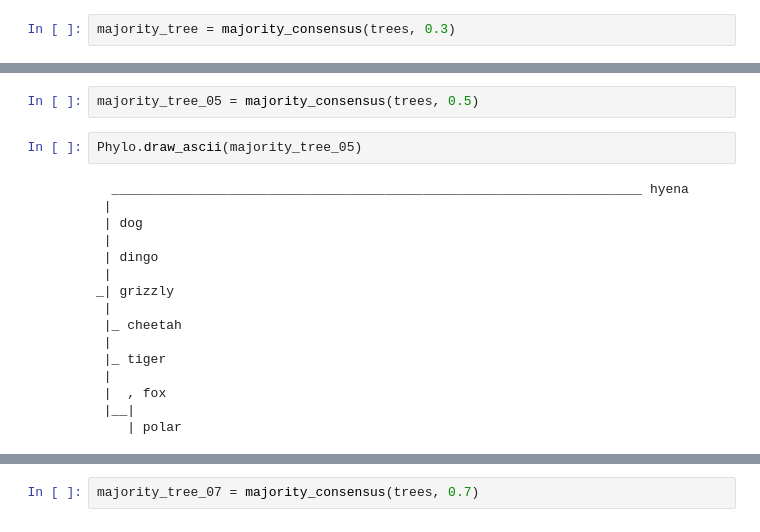
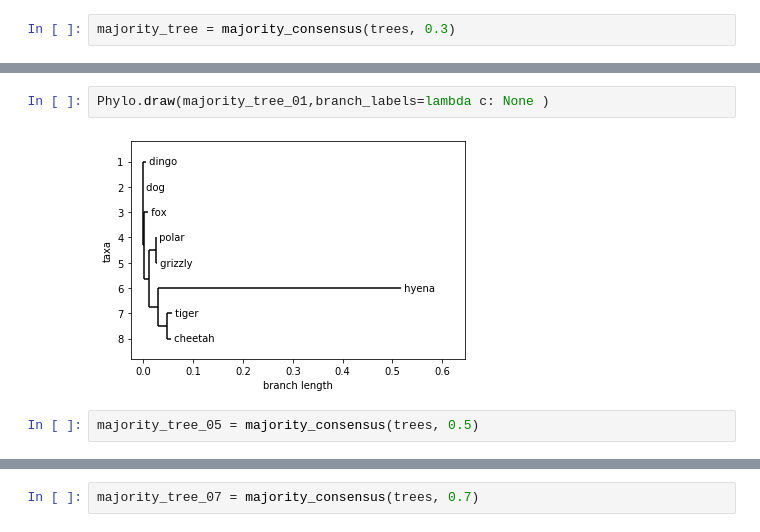
Before and after one commit to agassowska/bioinf, a Jupyter notebook: bioinformatyka_projekt2.ipynb, the cells around one changed output, grey strips where cells are left out. Cells and saved outputs as stored; diff of their text form.

```diff
--- a/bioinformatyka_projekt2.ipynb
+++ b/bioinformatyka_projekt2.ipynb
@@ -230,20 +249,6 @@ _|                       __|
+# %%
+Phylo.draw(majority_tree_01,branch_labels=lambda c: None )
+# %% [output]
+[figure, added]
 # %%
 majority_tree_05 = majority_consensus(trees, 0.5)
-# %%
-Phylo.draw_ascii(majority_tree_05)
-# %% [output]
-  ____________________________________________________________________ hyena
- |
- | dog
- |
- | dingo
- |
-_| grizzly
- |
- |_ cheetah
- |
- |_ tiger
- |
- |  , fox
- |__|
-    | polar
```
Also changed, not shown: parts of 11 cells of this notebook.
